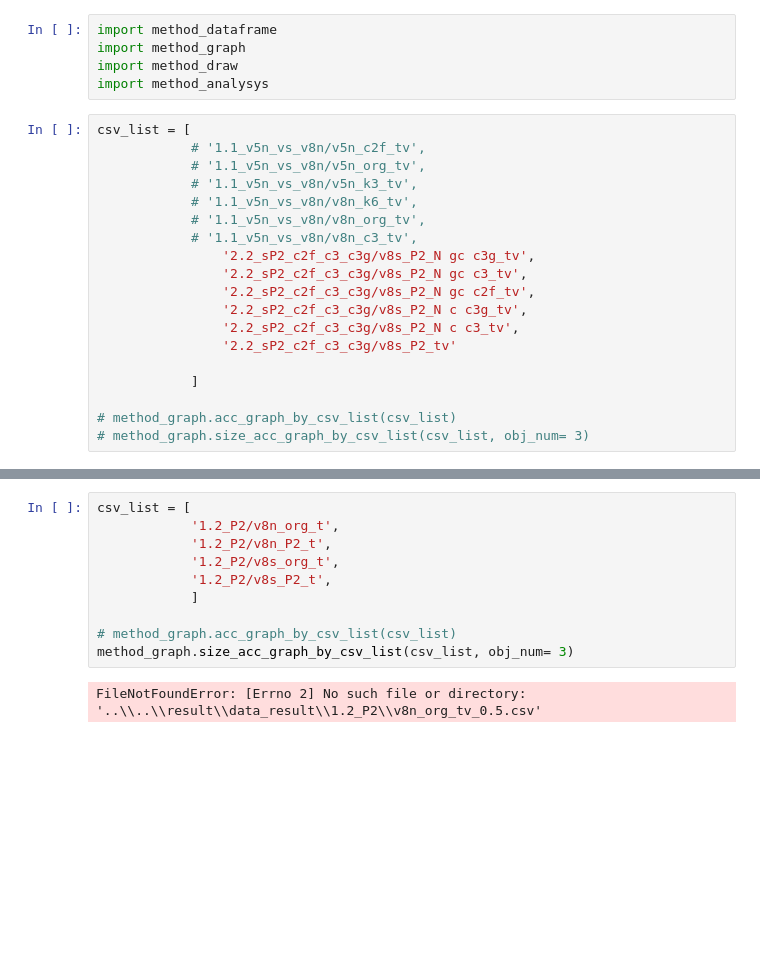
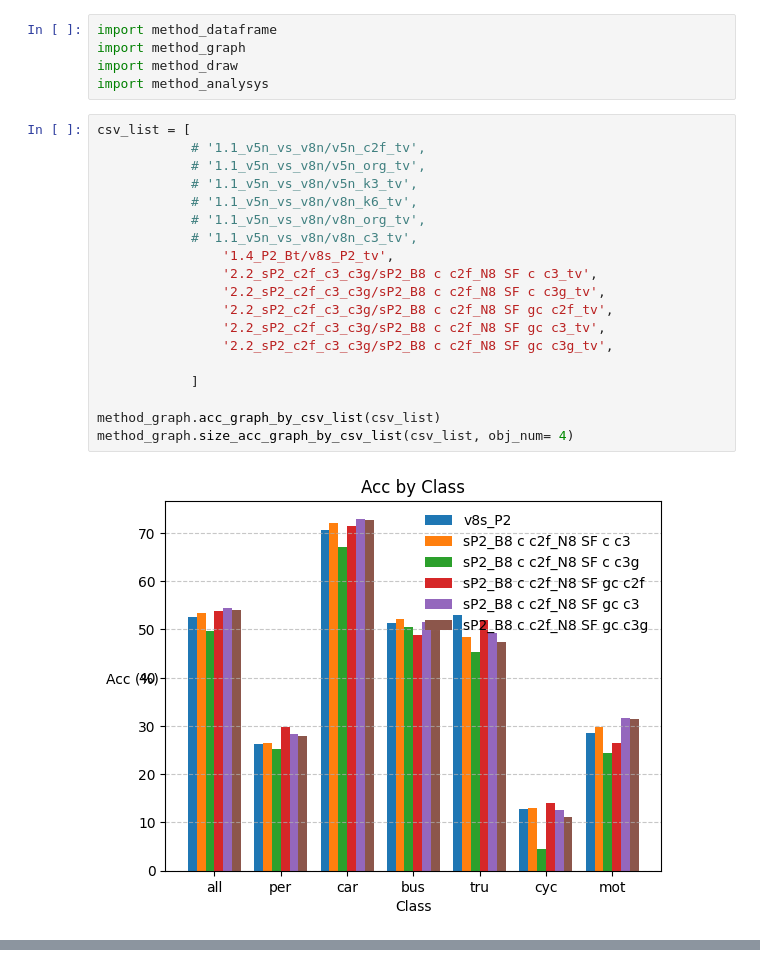
Before and after one commit to Lee-chan-hyeok/Nextchip_Autonomous_Driving_Contest, a Jupyter notebook: analysing/bbox/df_analysys_sechan.ipynb, the cells around one changed output, grey strips where cells are left out. Cells and saved outputs as stored; diff of their text form; blank space fills up the shorter version.

```diff
--- a/analysing/bbox/df_analysys_sechan.ipynb
+++ b/analysing/bbox/df_analysys_sechan.ipynb
@@ -14,19 +14,21 @@ import method_analysys
 # %%
 csv_list = [
             # '1.1_v5n_vs_v8n/v5n_c2f_tv',
             # '1.1_v5n_vs_v8n/v5n_org_tv',
             # '1.1_v5n_vs_v8n/v5n_k3_tv',
             # '1.1_v5n_vs_v8n/v8n_k6_tv',
             # '1.1_v5n_vs_v8n/v8n_org_tv',
             # '1.1_v5n_vs_v8n/v8n_c3_tv',
-                '2.2_sP2_c2f_c3_c3g/v8s_P2_N gc c3g_tv',
-                '2.2_sP2_c2f_c3_c3g/v8s_P2_N gc c3_tv',
-                '2.2_sP2_c2f_c3_c3g/v8s_P2_N gc c2f_tv',
-                '2.2_sP2_c2f_c3_c3g/v8s_P2_N c c3g_tv',
-                '2.2_sP2_c2f_c3_c3g/v8s_P2_N c c3_tv',
-                '2.2_sP2_c2f_c3_c3g/v8s_P2_tv'
+                '1.4_P2_Bt/v8s_P2_tv',
+                '2.2_sP2_c2f_c3_c3g/sP2_B8 c c2f_N8 SF c c3_tv',
+                '2.2_sP2_c2f_c3_c3g/sP2_B8 c c2f_N8 SF c c3g_tv',
+                '2.2_sP2_c2f_c3_c3g/sP2_B8 c c2f_N8 SF gc c2f_tv',
+                '2.2_sP2_c2f_c3_c3g/sP2_B8 c c2f_N8 SF gc c3_tv',
+                '2.2_sP2_c2f_c3_c3g/sP2_B8 c c2f_N8 SF gc c3g_tv',
 
             ]
 
-# method_graph.acc_graph_by_csv_list(csv_list)
-# method_graph.size_acc_graph_by_csv_list(csv_list, obj_num= 3)
+method_graph.acc_graph_by_csv_list(csv_list)
+method_graph.size_acc_graph_by_csv_list(csv_list, obj_num= 4)
+# %% [output]
+[figure, added]
@@ -33,12 +41,0 @@ csv_list = [
-# %%
-csv_list = [
-            '1.2_P2/v8n_org_t',
-            '1.2_P2/v8n_P2_t',
-            '1.2_P2/v8s_org_t',
-            '1.2_P2/v8s_P2_t',
-            ]
-
-# method_graph.acc_graph_by_csv_list(csv_list)
-method_graph.size_acc_graph_by_csv_list(csv_list, obj_num= 3)
-# %% [output]
-FileNotFoundError: [Errno 2] No such file or directory: '..\\..\\result\\data_result\\1.2_P2\\v8n_org_tv_0.5.csv'
```
Also changed, not shown: parts of 1 cell of this notebook, 19 other files.
